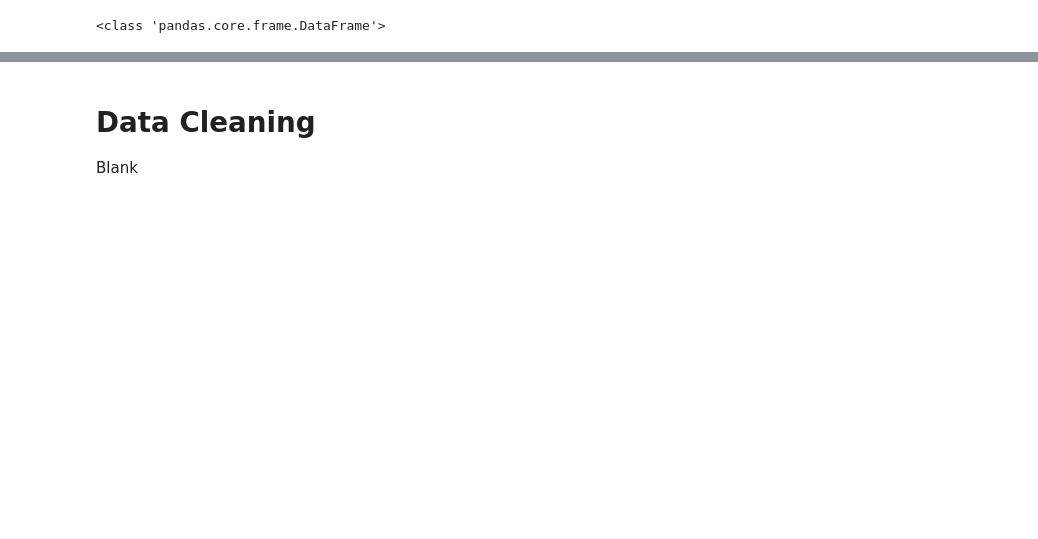
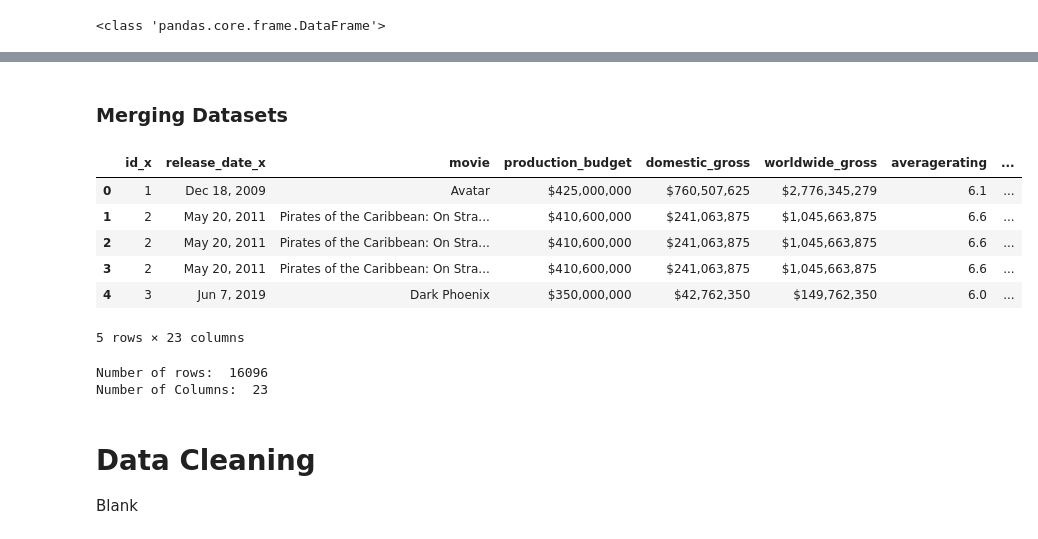
Before and after one commit to Churabros/Car-Rental-System, a Jupyter notebook: Phase_2_Project.ipynb, the cells around one changed output, grey strips where cells are left out. Saved outputs shown, nothing was run; the diff lists cells and outputs as text; code cells hidden in the pictures; blank space fills up the shorter version.

```diff
--- a/Phase_2_Project.ipynb
+++ b/Phase_2_Project.ipynb
@@ -222,3 +204,27 @@ df_cleaned.head()
+# %% [markdown]
+### Merging Datasets
+# %%
+#Yusuf Ali
+# Merging datasets
+merged_df = df_budget.merge(df_cleaned, left_on='movie', right_on='title', how='left')
+merged_df = merged_df.merge(df_tmdf, left_on='movie', right_on='title', how='left')
+merged_df.head()
+# %% [output]
+|  | id_x | release_date_x | movie | production_budget | domestic_gross | worldwide_gross | averagerating | ... |
+| 0 | 1 | Dec 18, 2009 | Avatar | $425,000,000 | $760,507,625 | $2,776,345,279 | 6.1 | ... |
+| 1 | 2 | May 20, 2011 | Pirates of the Caribbean: On Stra... | $410,600,000 | $241,063,875 | $1,045,663,875 | 6.6 | ... |
+| 2 | 2 | May 20, 2011 | Pirates of the Caribbean: On Stra... | $410,600,000 | $241,063,875 | $1,045,663,875 | 6.6 | ... |
+| 3 | 2 | May 20, 2011 | Pirates of the Caribbean: On Stra... | $410,600,000 | $241,063,875 | $1,045,663,875 | 6.6 | ... |
+| 4 | 3 | Jun 7, 2019 | Dark Phoenix | $350,000,000 | $42,762,350 | $149,762,350 | 6.0 | ... |
+5 rows × 23 columns
+# %%
+#Finding out how many rows and columns there are in the final dataset before cleaning
+merged_df.shape
+print("Number of rows: ", merged_df.shape[0])
+print("Number of Columns: ", merged_df.shape[1])
+# %% [output]
+Number of rows:  16096
+Number of Columns:  23
 # %% [markdown]
 # Data Cleaning
 
```
Also changed, not shown: parts of 35 cells of this notebook.
